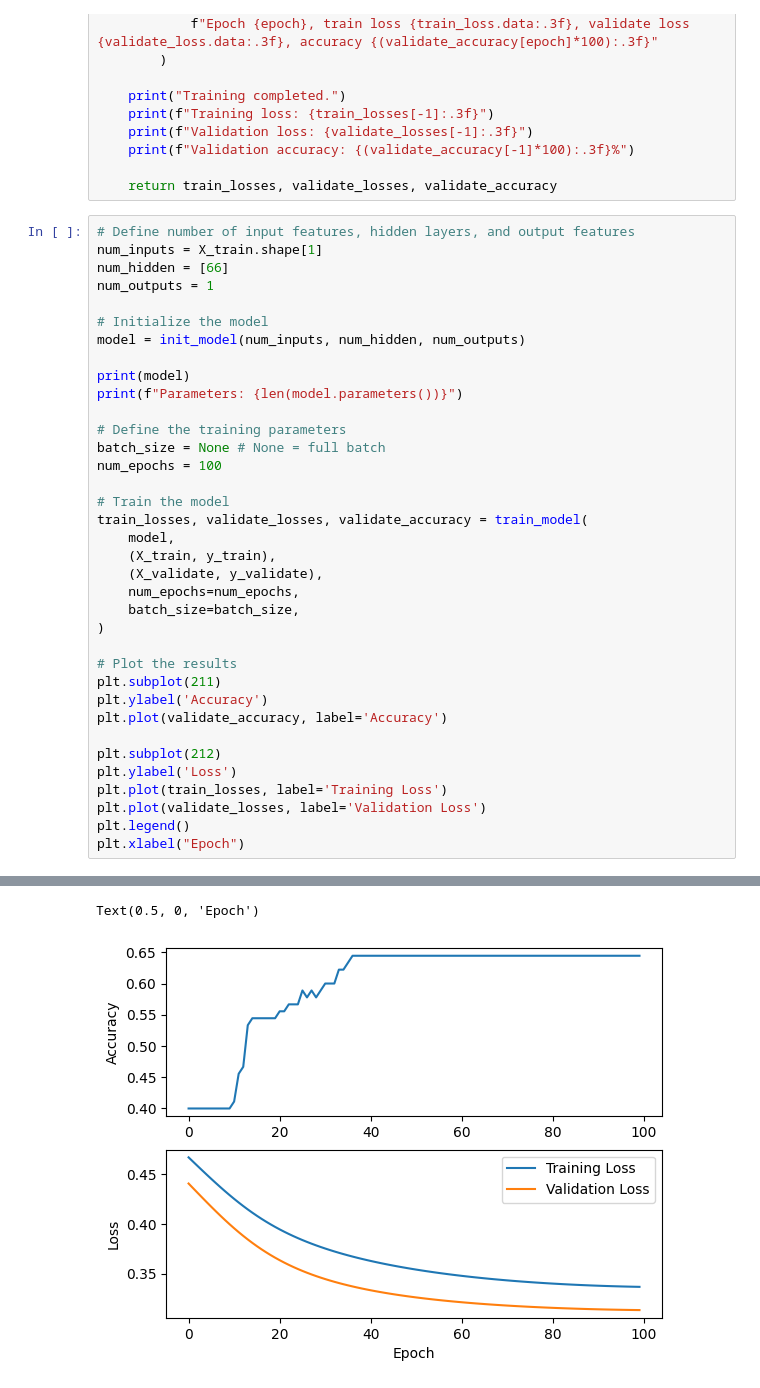
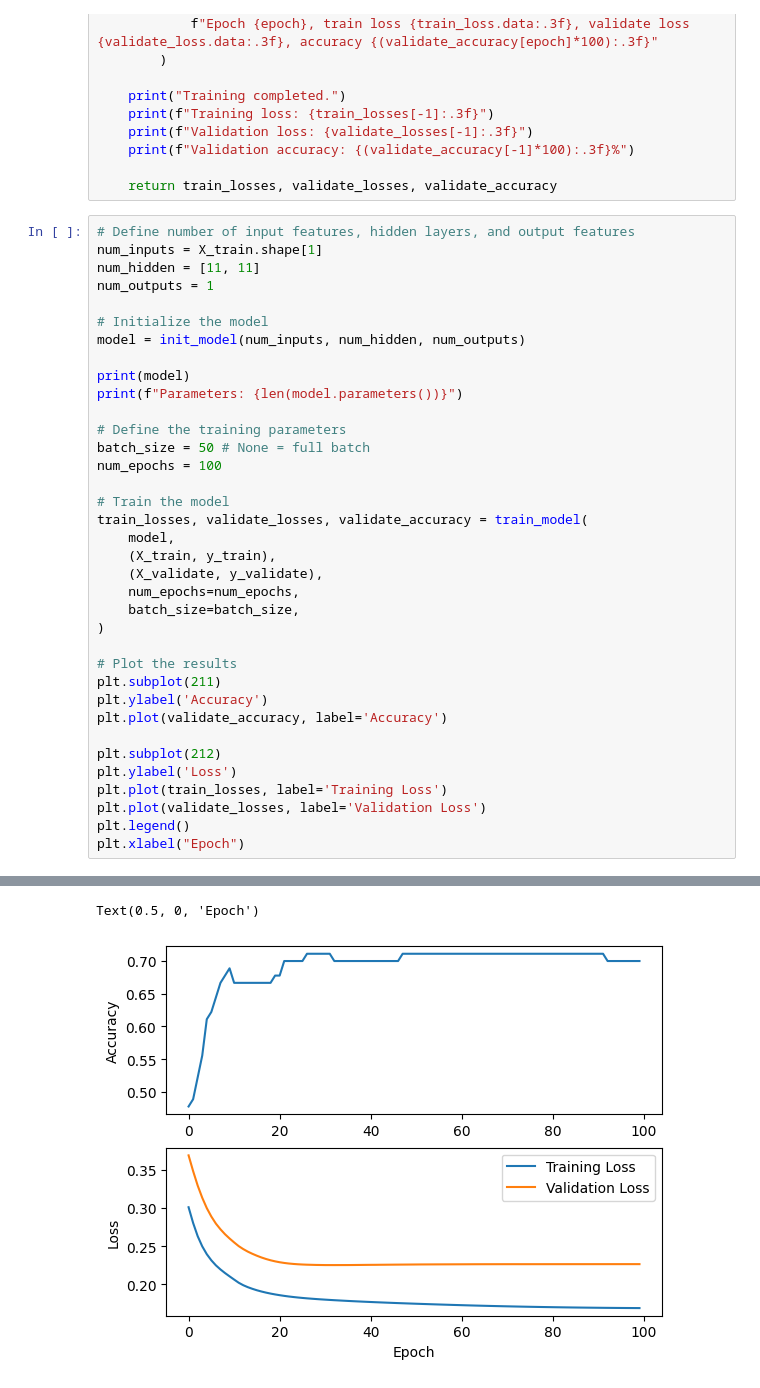
Before and after one commit to zirkelc/micrograd-titanic, a Jupyter notebook: micrograd.ipynb, the cells around one changed output, grey strips where cells are left out. Drawn from its saved outputs; the diff is of its cells as text.

```diff
--- a/micrograd.ipynb
+++ b/micrograd.ipynb
@@ -410,7 +410,7 @@ def train_model(model, xy_train, xy_validate, num_epochs=100, batch_size=32):
 # %%
 # Define number of input features, hidden layers, and output features
 num_inputs = X_train.shape[1]
-num_hidden = [66]
+num_hidden = [11, 11]
 num_outputs = 1
 
 # Initialize the model
@@ -420,7 +420,7 @@ print(model)
 print(f"Parameters: {len(model.parameters())}")
 
 # Define the training parameters
-batch_size = None # None = full batch
+batch_size = 50 # None = full batch
 num_epochs = 100
 
 # Train the model
@@ -464,5 +464,5 @@ Validation accuracy: 64.444%
 Text(0.5, 0, 'Epoch')
-[figure, old version]
+[figure, new version]
 # %%
 # Input features from the scaled test dataset
 test_features = test_scaled_df.to_numpy()
```
Also changed, not shown: parts of 3 cells of this notebook.
